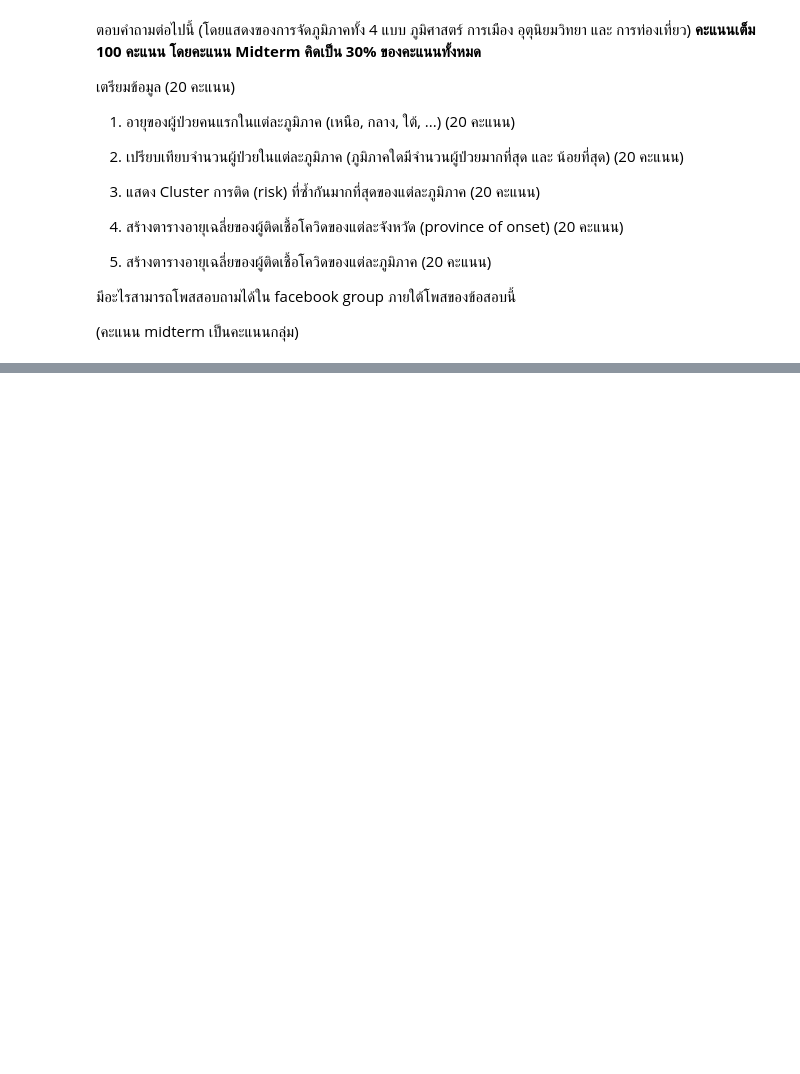
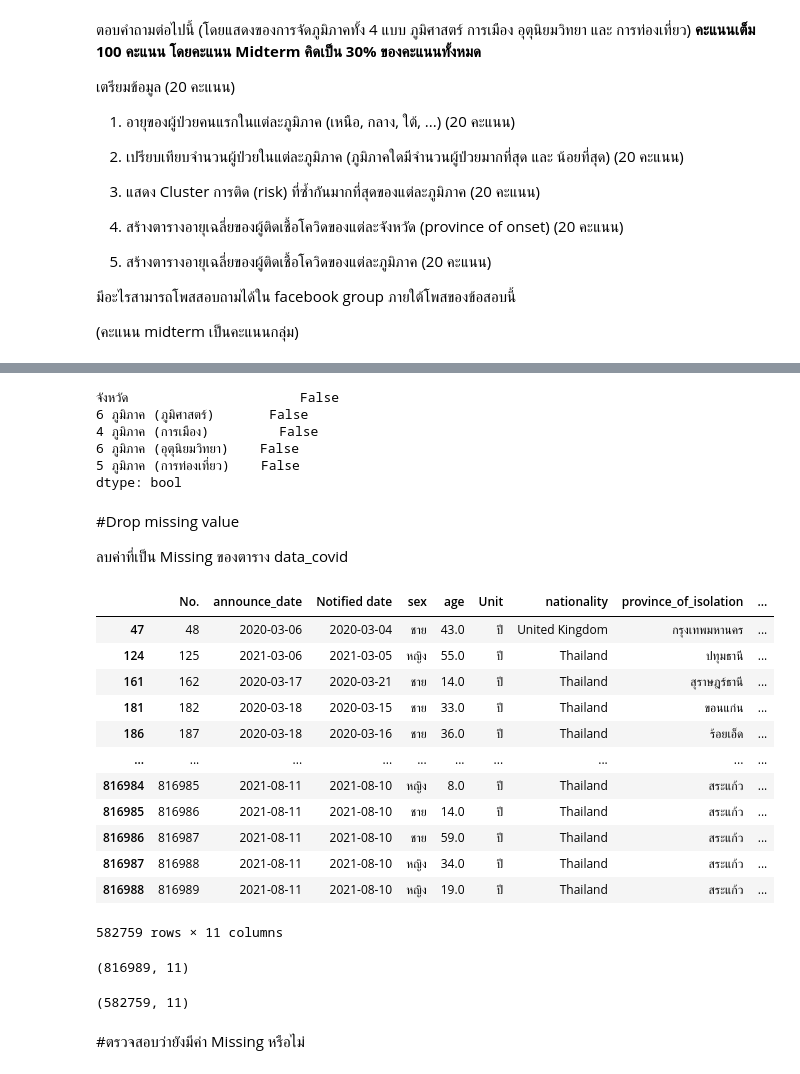
Before and after one commit to Wikanes-k/data_viz_2022, a Jupyter notebook: BasicPython&DataViz_midterm2022.ipynb, the cells around one changed output, grey strips where cells are left out. Cells and saved outputs as stored; diff of their text form; code cells hidden in the pictures; blank space fills up the shorter version.

```diff
--- a/BasicPython&DataViz_midterm2022.ipynb
+++ b/BasicPython&DataViz_midterm2022.ipynb
@@ -25,0 +121,41 @@ Midterm คิดเป็น 30% ของคะแนนทั้งหมด*
+# %%
+data_region.isnull().any()  #ดูค่า Missing รายคอลัมน์ของตาราง data_region
+#เนื่องจากเป็น False ทุกค่า แสดงว่าตารางนี้ไม่มีค่า Missing แล้ว
+# %% [output]
+จังหวัด                      False
+6 ภูมิภาค (ภูมิศาสตร์)       False
+4 ภูมิภาค (การเมือง)         False
+6 ภูมิภาค (อุตุนิยมวิทยา)    False
+5 ภูมิภาค (การท่องเที่ยว)    False
+dtype: bool
+# %% [markdown]
+#Drop missing value
+
+ลบค่าที่เป็น Missing ของตาราง data_covid
+# %%
+data_covid_drop = data_covid.dropna() ##ลบค่า Missing ในตาราง data_covid
+data_covid_drop ##เรียกดูตาราง data_covid
+# %% [output]
+|  | No. | announce_date | Notified date | sex | age | Unit | nationality | province_of_isolation | ... |
+| 47 | 48 | 2020-03-06 | 2020-03-04 | ชาย | 43.0 | ปี | United Kingdom | กรุงเทพมหานคร | ... |
+| 124 | 125 | 2021-03-06 | 2021-03-05 | หญิง | 55.0 | ปี | Thailand | ปทุมธานี | ... |
+| 161 | 162 | 2020-03-17 | 2020-03-21 | ชาย | 14.0 | ปี | Thailand | สุราษฎร์ธานี | ... |
+| 181 | 182 | 2020-03-18 | 2020-03-15 | ชาย | 33.0 | ปี | Thailand | ขอนแก่น | ... |
+| 186 | 187 | 2020-03-18 | 2020-03-16 | ชาย | 36.0 | ปี | Thailand | ร้อยเอ็ด | ... |
+| ... | ... | ... | ... | ... | ... | ... | ... | ... | ... |
+| 816984 | 816985 | 2021-08-11 | 2021-08-10 | หญิง | 8.0 | ปี | Thailand | สระแก้ว | ... |
+| 816985 | 816986 | 2021-08-11 | 2021-08-10 | ชาย | 14.0 | ปี | Thailand | สระแก้ว | ... |
+| 816986 | 816987 | 2021-08-11 | 2021-08-10 | ชาย | 59.0 | ปี | Thailand | สระแก้ว | ... |
+| 816987 | 816988 | 2021-08-11 | 2021-08-10 | หญิง | 34.0 | ปี | Thailand | สระแก้ว | ... |
+| 816988 | 816989 | 2021-08-11 | 2021-08-10 | หญิง | 19.0 | ปี | Thailand | สระแก้ว | ... |
+582759 rows × 11 columns
+# %%
+data_covid.shape  #ขนาดก่อนลบ
+# %% [output]
+(816989, 11)
+# %%
+data_covid_drop.shape #ขนาดหลังลบ
+# %% [output]
+(582759, 11)
+# %% [markdown]
+#ตรวจสอบว่ายังมีค่า Missing หรือไม่
```
Also changed, not shown: parts of 12 cells of this notebook.
